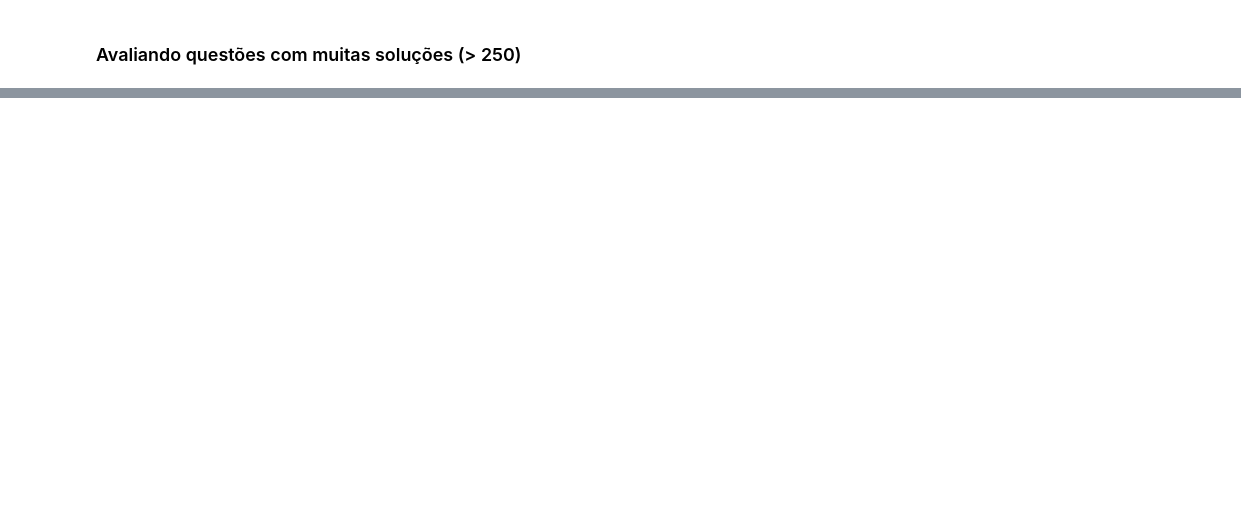
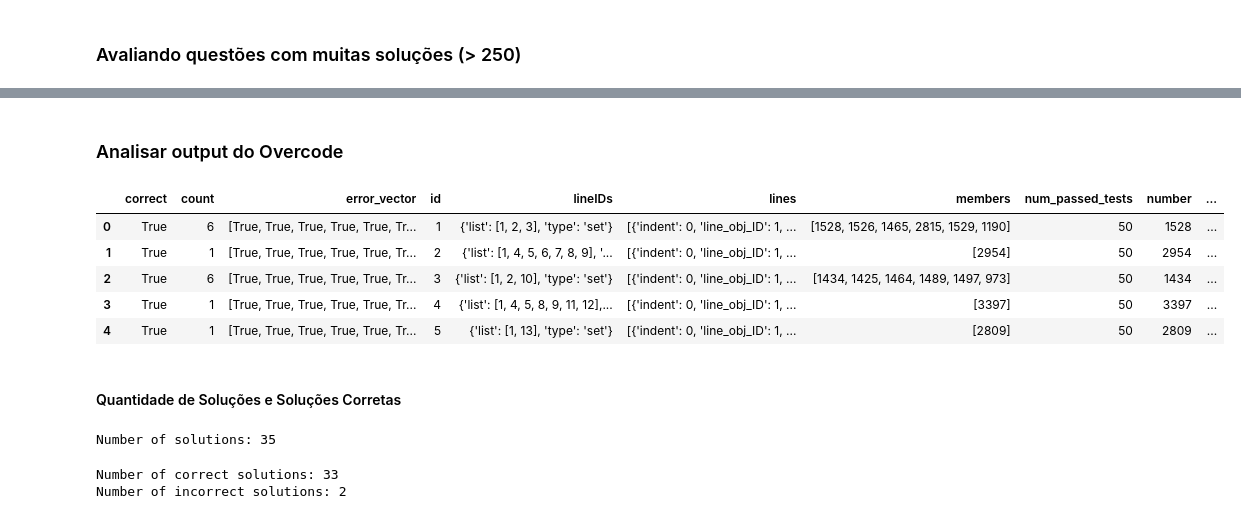
Before and after one commit to MachineTeachingEdu/overcode, a Jupyter notebook: exploring_mt_data.ipynb, the cells around one changed output, grey strips where cells are left out. Cells and saved outputs as stored; diff of their text form; code cells hidden in the pictures; blank space fills up the shorter version.

```diff
--- a/exploring_mt_data.ipynb
+++ b/exploring_mt_data.ipynb
@@ -229,0 +251,26 @@ Text(0.5, 1.0, 'Histograma Soluções por Questão (> 250 soluções)')
+# %% [markdown]
+### Analisar output do Overcode
+# %%
+df_test = pd.read_json(f"problems_data/problem_{problem_id}/output/solutions.json")
+df_test.head()
+# %% [output]
+|  | correct | count | error_vector | id | lineIDs | lines | members | num_passed_tests | number | ... |
+| 0 | True | 6 | [True, True, True, True, True, Tr... | 1 | {'list': [1, 2, 3], 'type': 'set'} | [{'indent': 0, 'line_obj_ID': 1, ... | [1528, 1526, 1465, 2815, 1529, 1190] | 50 | 1528 | ... |
+| 1 | True | 1 | [True, True, True, True, True, Tr... | 2 | {'list': [1, 4, 5, 6, 7, 8, 9], '... | [{'indent': 0, 'line_obj_ID': 1, ... | [2954] | 50 | 2954 | ... |
+| 2 | True | 6 | [True, True, True, True, True, Tr... | 3 | {'list': [1, 2, 10], 'type': 'set'} | [{'indent': 0, 'line_obj_ID': 1, ... | [1434, 1425, 1464, 1489, 1497, 973] | 50 | 1434 | ... |
+| 3 | True | 1 | [True, True, True, True, True, Tr... | 4 | {'list': [1, 4, 5, 8, 9, 11, 12],... | [{'indent': 0, 'line_obj_ID': 1, ... | [3397] | 50 | 3397 | ... |
+| 4 | True | 1 | [True, True, True, True, True, Tr... | 5 | {'list': [1, 13], 'type': 'set'} | [{'indent': 0, 'line_obj_ID': 1, ... | [2809] | 50 | 2809 | ... |
+# %% [markdown]
+#### Quantidade de Soluções e Soluções Corretas
+# %%
+total_solutions = sum(df_test['count'])
+print(f"Number of solutions: {total_solutions}")
+# %% [output]
+Number of solutions: 35
+# %%
+correct_solutions = df_test[df_test['correct'] == True]['count'].sum()
+print(f"Number of correct solutions: {correct_solutions}")
+print(f"Number of incorrect solutions: {total_solutions - correct_solutions}")
+# %% [output]
+Number of correct solutions: 33
+Number of incorrect solutions: 2
```
Also changed, not shown: parts of 13 cells of this notebook.
